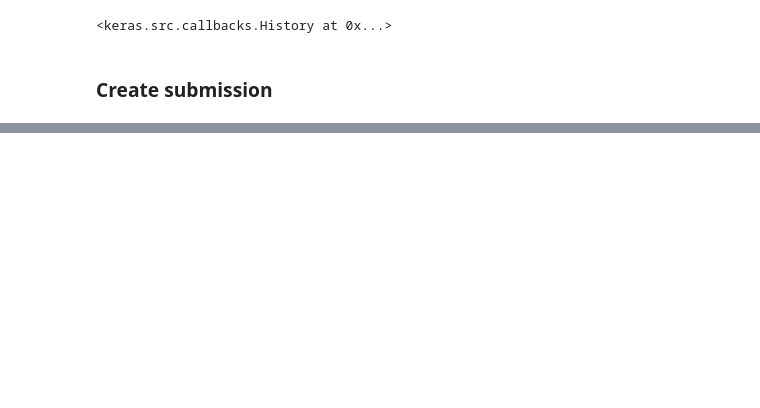
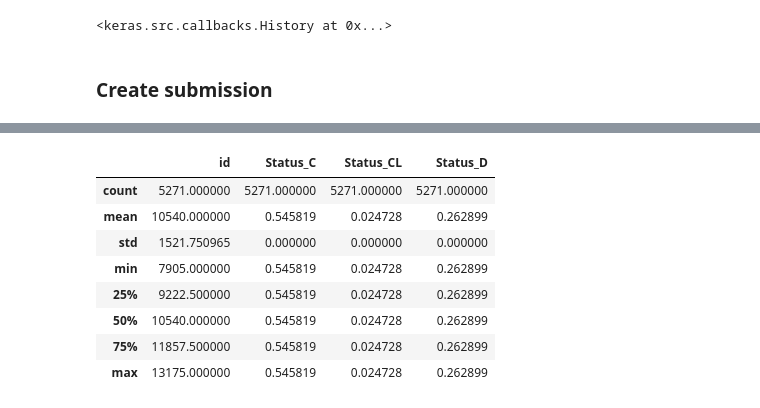
Before and after one commit to ChamodKalupahana/kaggle_cirrhosis_outcomes, a Jupyter notebook: simple-dnn-model-cham-cirrhosis.ipynb, the cells around one changed output, grey strips where cells are left out. Cells and saved outputs as stored; diff of their text form; code cells hidden in the pictures; blank space fills up the shorter version.

```diff
--- a/simple-dnn-model-cham-cirrhosis.ipynb
+++ b/simple-dnn-model-cham-cirrhosis.ipynb
@@ -270,2 +269,14 @@ submission.head()
+# %%
+submission.describe()
+# %% [output]
+|  | id | Status_C | Status_CL | Status_D |
+| count | 5271.000000 | 5271.000000 | 5271.000000 | 5271.000000 |
+| mean | 10540.000000 | 0.545819 | 0.024728 | 0.262899 |
+| std | 1521.750965 | 0.000000 | 0.000000 | 0.000000 |
+| min | 7905.000000 | 0.545819 | 0.024728 | 0.262899 |
+| 25% | 9222.500000 | 0.545819 | 0.024728 | 0.262899 |
+| 50% | 10540.000000 | 0.545819 | 0.024728 | 0.262899 |
+| 75% | 11857.500000 | 0.545819 | 0.024728 | 0.262899 |
+| max | 13175.000000 | 0.545819 | 0.024728 | 0.262899 |
 # %%
 submission.to_csv('/kaggle/working/submission.csv',index=False,header=True)
```
Also changed, not shown: parts of 6 cells of this notebook.
